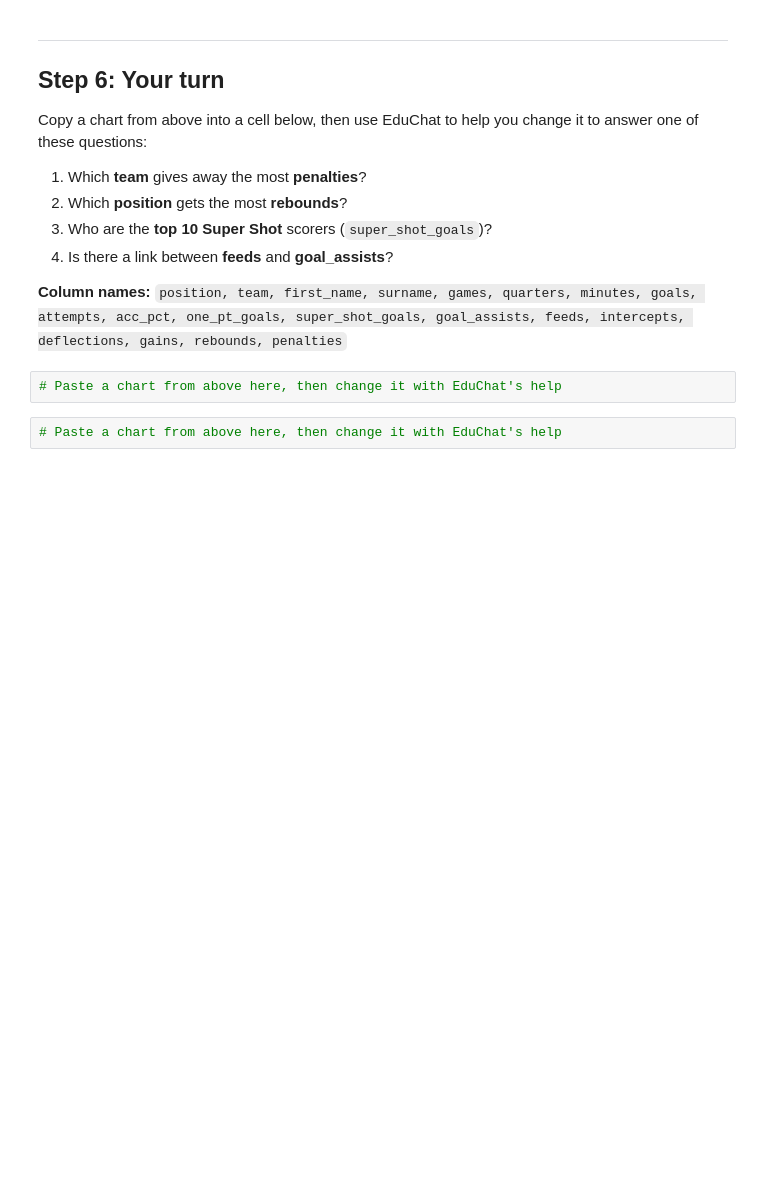
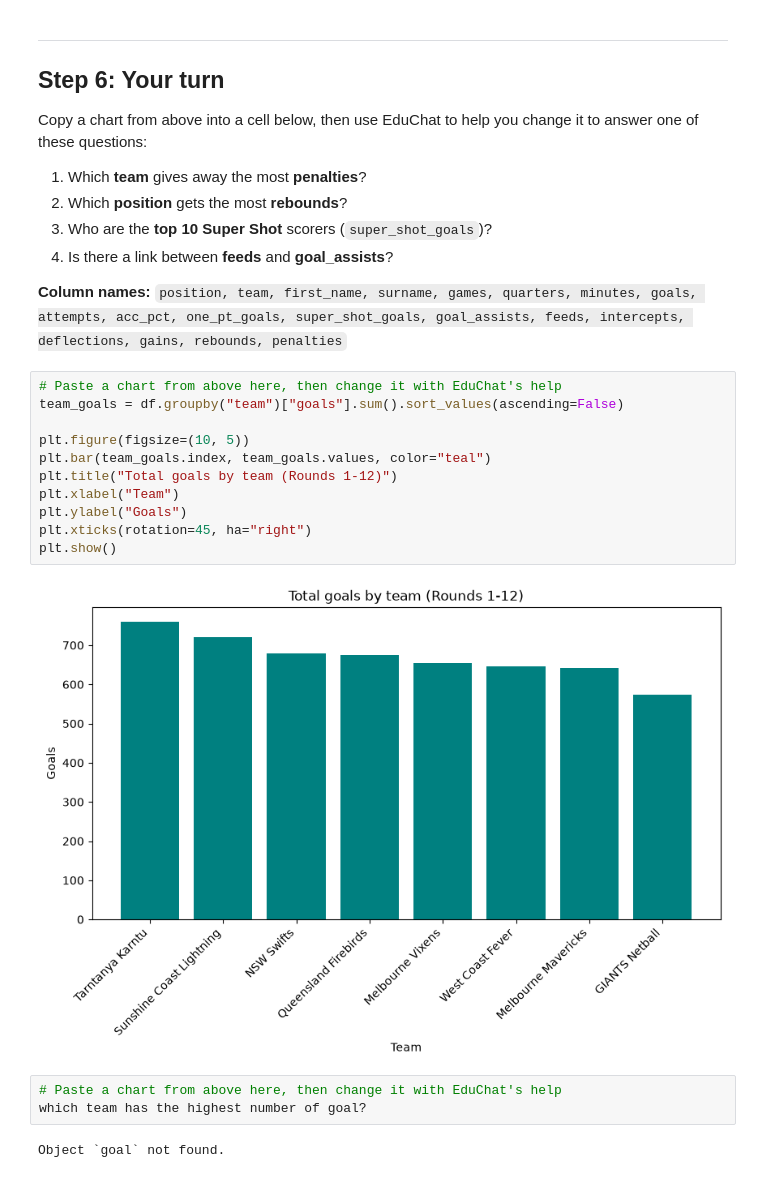
Before and after one commit to TempeHS/2026_Data_Hack_High_Template, a Jupyter notebook: 1_Matplotlib_Basics.ipynb, the cells around one changed output. Saved outputs shown, nothing was run; the diff lists cells and outputs as text; blank space fills up the shorter version.

```diff
--- a/1_Matplotlib_Basics.ipynb
+++ b/1_Matplotlib_Basics.ipynb
@@ -278,5 +301,19 @@ Copy a chart from above into a cell below, then use EduChat to help you change i
 **Column names:** `position, team, first_name, surname, games, quarters, minutes, goals, attempts, acc_pct, one_pt_goals, super_shot_goals, goal_assists, feeds, intercepts, deflections, gains, rebounds, penalties`
 # %%
 # Paste a chart from above here, then change it with EduChat's help
+team_goals = df.groupby("team")["goals"].sum().sort_values(ascending=False)
+
+plt.figure(figsize=(10, 5))
+plt.bar(team_goals.index, team_goals.values, color="teal")
+plt.title("Total goals by team (Rounds 1-12)")
+plt.xlabel("Team")
+plt.ylabel("Goals")
+plt.xticks(rotation=45, ha="right")
+plt.show()
+# %% [output]
+[figure, added]
 # %%
 # Paste a chart from above here, then change it with EduChat's help
+which team has the highest number of goal?
+# %% [output]
+Object `goal` not found.
```
Also changed, not shown: parts of 9 cells of this notebook, 1 other file.
